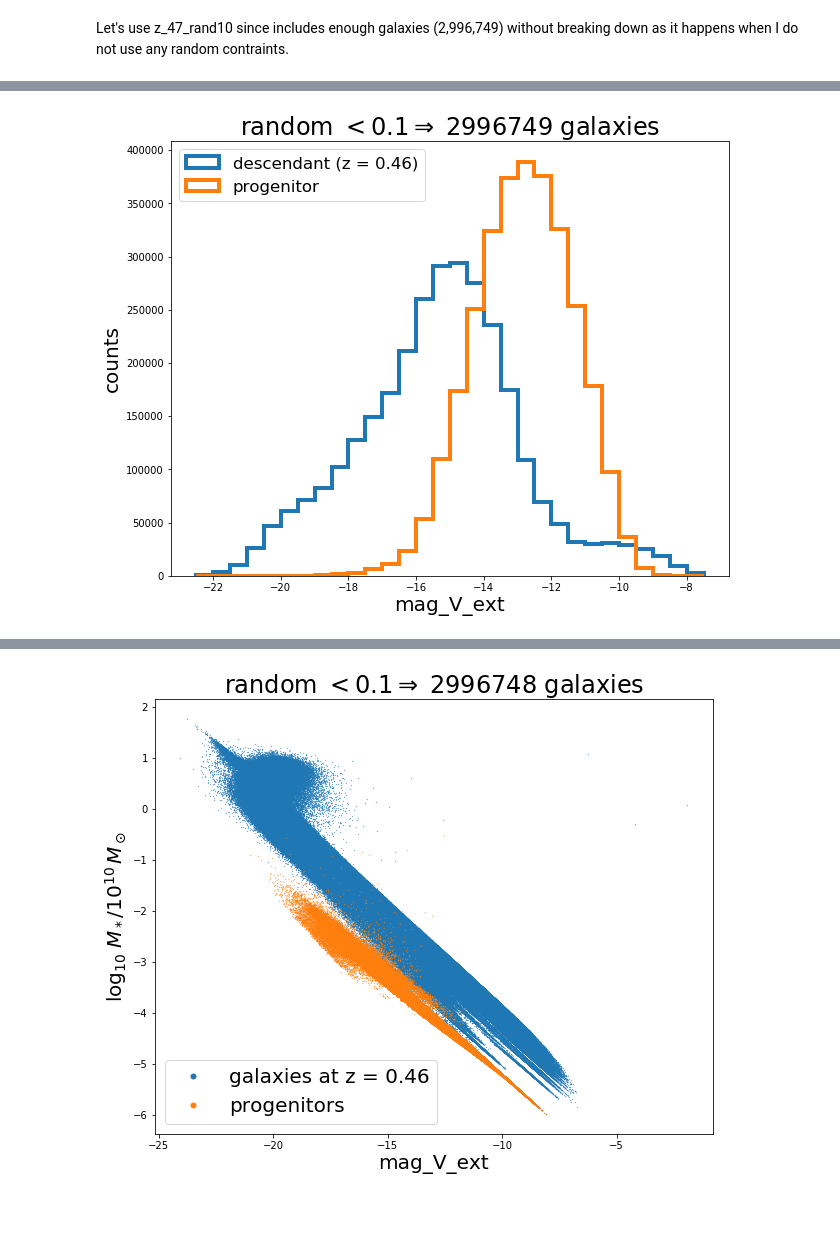
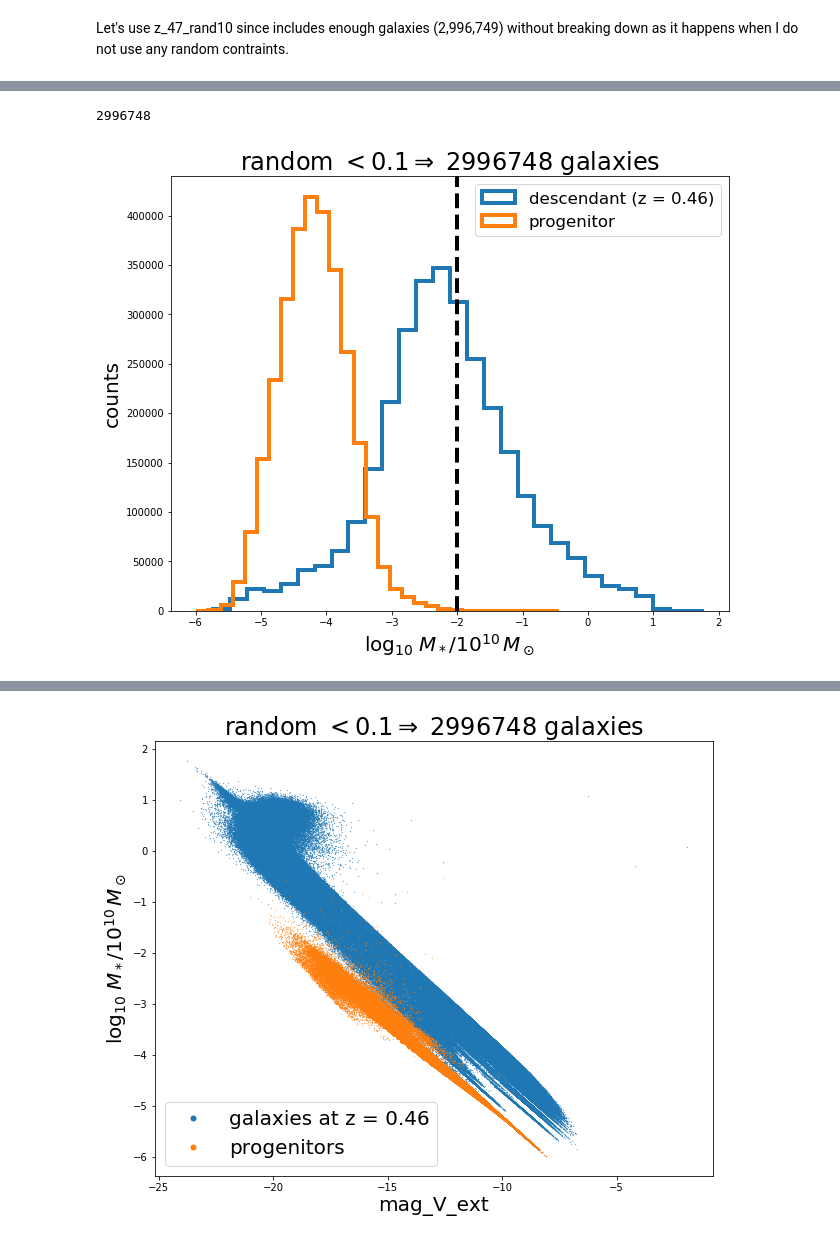
Before and after one commit to GiorgioManzoni/VIPERS_GALFORM, a Jupyter notebook: 005_progenitor.ipynb, the cells around one changed output, grey strips where cells are left out. Drawn from its saved outputs; the diff is of its cells as text; code cells hidden in the pictures; blank space fills up the shorter version.

```diff
--- a/005_progenitor.ipynb
+++ b/005_progenitor.ipynb
@@ -663,7 +700,7 @@ plt.show()
 # %% [markdown]
 # GOOD QUERY: random<0.1 (snapnum=47, z=0.46)
 # %%
-query =  'SELECT des.mag_V_ext as d_mag_V_ext, des.SDSS_u_ext as d_SDSS_u_ext, prog.mag_V_ext as p_mag_V_ext, prog.SDSS_u_ext as p_SDSS_u_ext ,prog.stellarmass as p_stellarmass,des.stellarmass as d_stellarmass,prog.redshift as p_redshift  '
+query =  'SELECT des.mag_V_ext as d_mag_V_ext, des.SDSS_u_ext as d_SDSS_u_ext, prog.mag_V_ext as p_mag_V_ext, prog.SDSS_u_ext as p_SDSS_u_ext ,prog.stellarmass as p_stellarmass,des.stellarmass as d_stellarmass,prog.redshift as p_redshift, prog.SDSS_i_ext as p_SDSS_i_ext  '
 query += 'FROM Gonzalez2014a..mr7 as prog, Gonzalez2014a..mr7 as des '
 query += 'WHERE des.mainleafid = prog.galaxyid '
 query += 'AND des.snapnum=47 and des.random<0.1 '
@@ -709,14 +772,18 @@ Let's use z_47_rand10 since includes enough galaxies (2,996,749) without breakin
 # %%
 plt.figure(figsize=(10,8))
-plt.hist(z_47_rand10['d_mag_V_ext'],bins=30,range=(-22.5,-7.5),histtype='step',lw=4,label='descendant (z = 0.46)')
-plt.hist(z_47_rand10['p_mag_V_ext'],bins=30,range=(-22.5,-7.5),histtype='step',lw=4,label='progenitor')
-plt.legend(loc=2,fontsize='small')
-plt.xlabel("mag_V_ext")
+sel = np.where(z_47_rand10['d_stellarmass']>0.)
+print len(sel[0])
+plt.hist(np.log10(z_47_rand10['d_stellarmass'][sel]),bins=30,histtype='step',lw=4,label='descendant (z = 0.46)')
+plt.hist(np.log10(z_47_rand10['p_stellarmass'][sel]),bins=30,histtype='step',lw=4,label='progenitor')
+plt.axvline(x=-2,lw=4,c='k',ls='dashed')
+plt.legend(loc=1,fontsize='small')
+plt.xlabel(r"$\log_{10}\;M_* / 10^{10} \, M_\odot$")
 plt.ylabel('counts')
-plt.title(r'random $< 0.1 \Rightarrow$ '+str(len(z_47_rand10))+' galaxies')
-plt.savefig('../plots/005/progenitor_magnitudes.png')
+plt.title(r'random $< 0.1 \Rightarrow$ '+str(len(z_47_rand10[sel]))+' galaxies')
+#plt.savefig('../plots/005/progenitor_masses.png')
 plt.show()
 # %% [output]
+2996748
-[figure, old version]
+[figure, new version]
 # %%
 plt.figure(figsize=(10,8))
```
Also changed, not shown: parts of 9 cells of this notebook.
